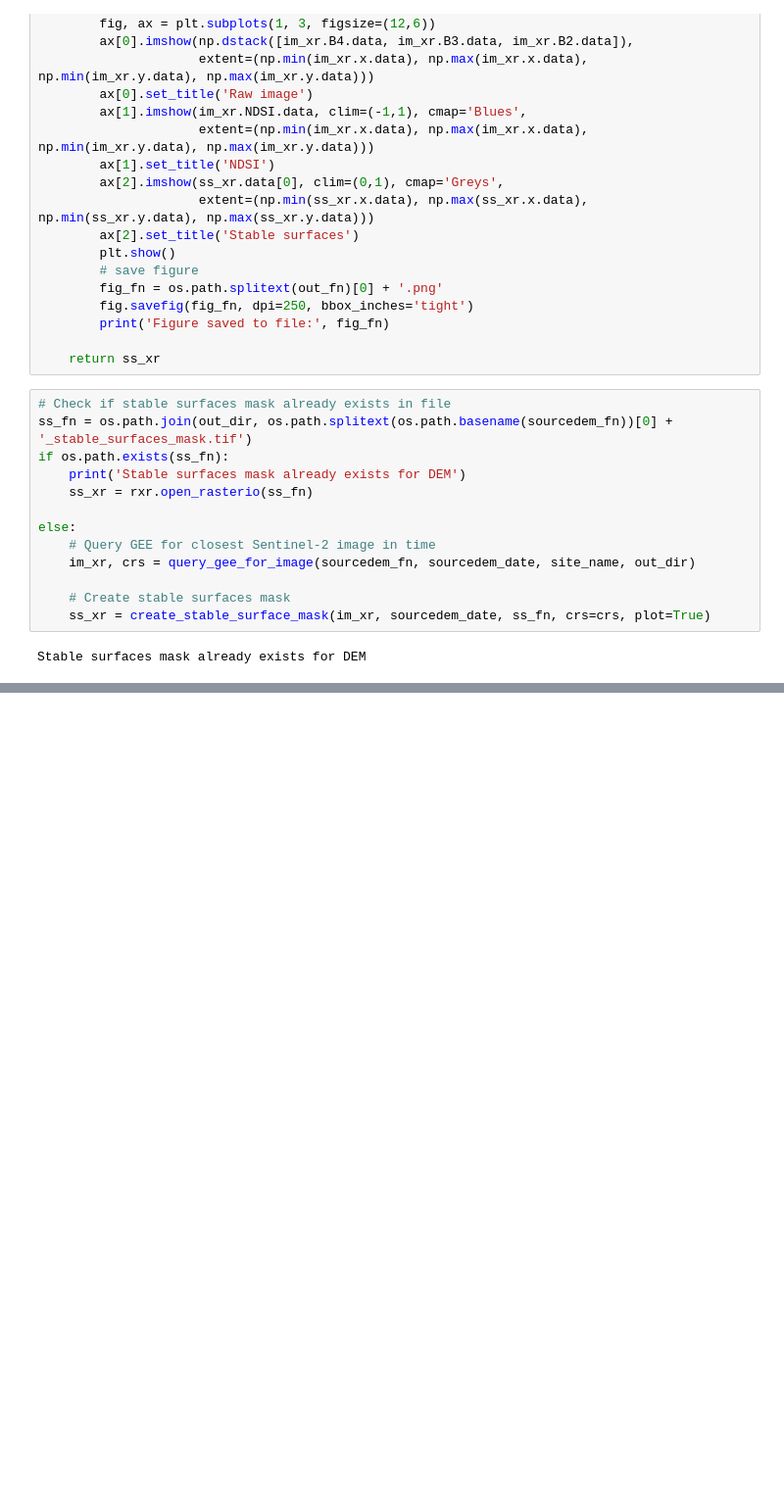
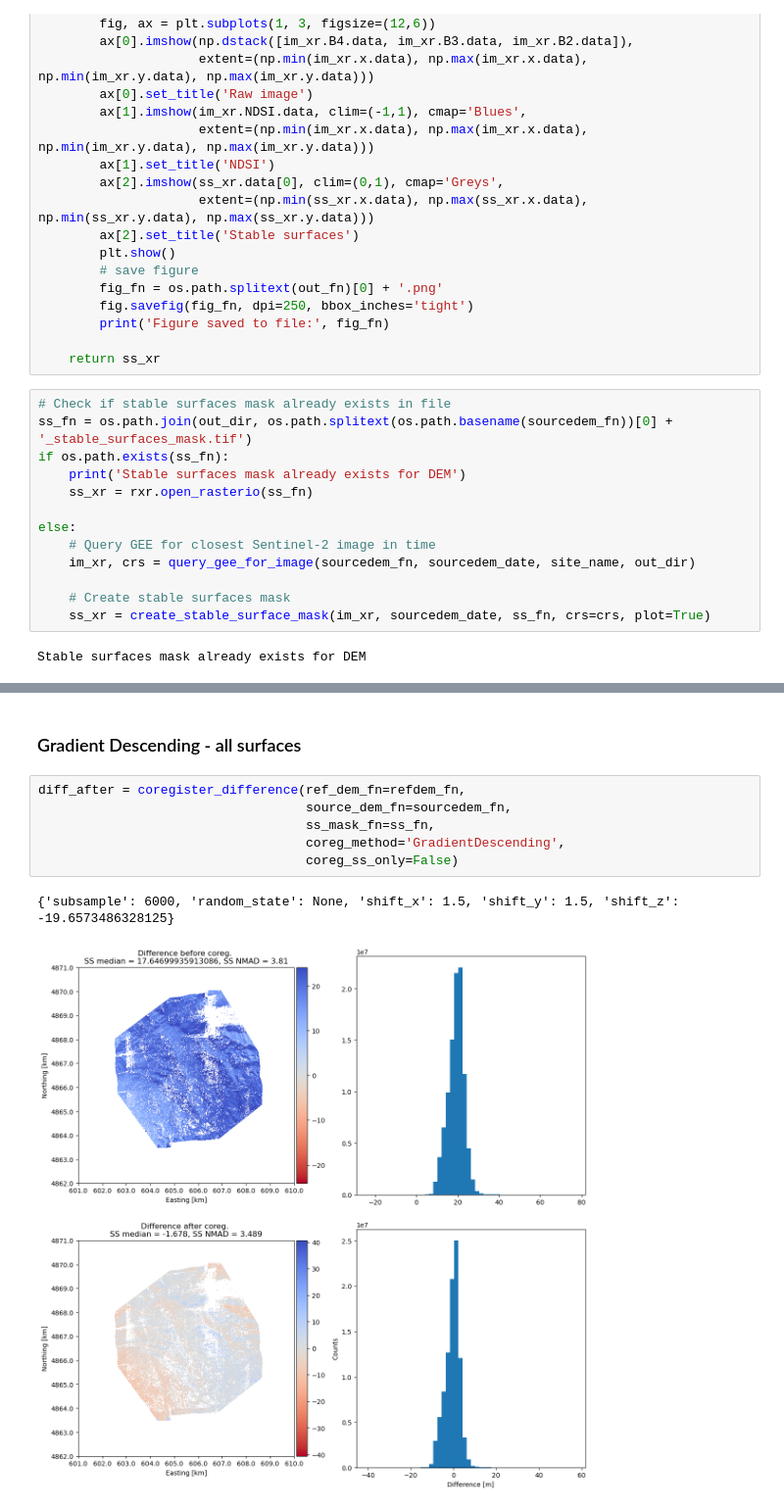
Before and after one commit to RaineyAbe/skysat_snow, a Jupyter notebook: dem_to_snow_depth_pipeline.ipynb, the cells around one changed output, grey strips where cells are left out. Shown at 98% size. Saved outputs shown, nothing was run; the diff lists cells and outputs as text; blank space fills up the shorter version.

```diff
--- a/dem_to_snow_depth_pipeline.ipynb
+++ b/dem_to_snow_depth_pipeline.ipynb
@@ -455,0 +408,11 @@ plt.show()
+# %% [markdown]
+### Gradient Descending - all surfaces
+# %%
+diff_after = coregister_difference(ref_dem_fn=refdem_fn,
+                                   source_dem_fn=sourcedem_fn,
+                                   ss_mask_fn=ss_fn,
+                                   coreg_method='GradientDescending',
+                                   coreg_ss_only=False)
+# %% [output]
+{'subsample': 6000, 'random_state': None, 'shift_x': 1.5, 'shift_y': 1.5, 'shift_z': -19.6573486328125}
+[figure, added]
```
Also changed, not shown: parts of 16 cells of this notebook, 1 other file.
